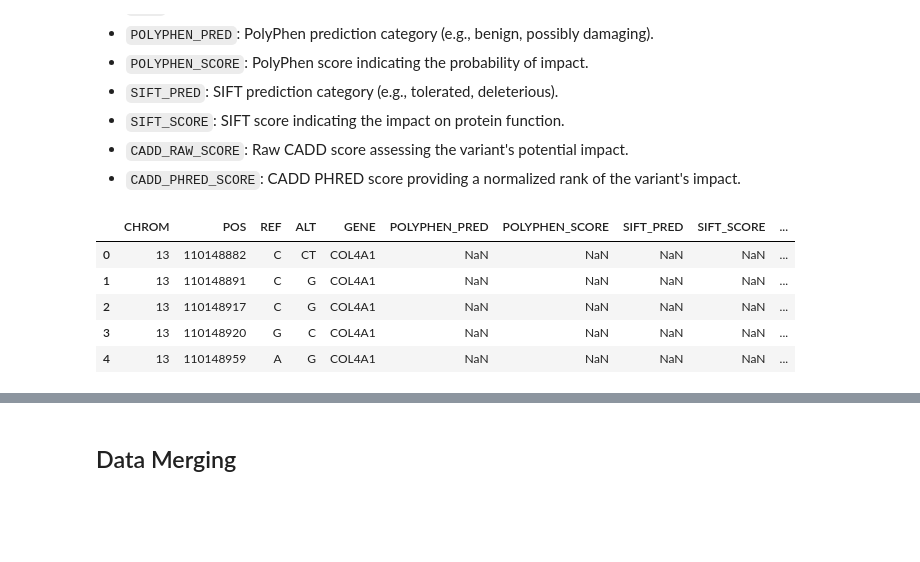
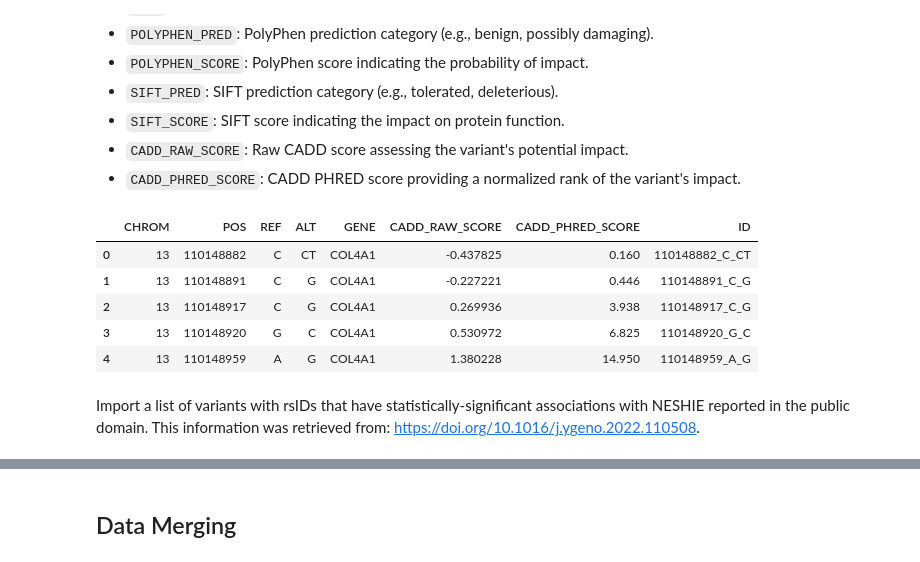
Before and after one commit to MeganHolborn/Genetic_data_analysis, a Jupyter notebook: Notebooks/3-Analysis/6-Potentially_disease_causing_variants.ipynb, the cells around one changed output, grey strips where cells are left out. Saved outputs shown, nothing was run; the diff lists cells and outputs as text; code cells hidden in the pictures; blank space fills up the shorter version.

```diff
--- a/Notebooks/3-Analysis/6-Potentially_disease_causing_variants.ipynb
+++ b/Notebooks/3-Analysis/6-Potentially_disease_causing_variants.ipynb
@@ -170,23 +173,25 @@ Load processed variant effect data from the `Data/Processed/Variant_effects.csv`
 # %%
 # Load the data into a DataFrame
 vep_data = pd.read_csv(
     os.path.join(
         PROJECT_ROOT,
         "Data",
         "Processed",
         "Variant_effects.csv",
     )
 )
 
 # Remove unnecessary columns
-
+vep_data.drop(columns=['POLYPHEN_PRED', 'POLYPHEN_SCORE', 'SIFT_PRED', 'SIFT_SCORE'], inplace=True)
 
 # View the first 5 data entries
 vep_data.head(5)
 # %% [output]
-|  | CHROM | POS | REF | ALT | GENE | POLYPHEN_PRED | POLYPHEN_SCORE | SIFT_PRED | SIFT_SCORE | ... |
-| 0 | 13 | 110148882 | C | CT | COL4A1 | NaN | NaN | NaN | NaN | ... |
-| 1 | 13 | 110148891 | C | G | COL4A1 | NaN | NaN | NaN | NaN | ... |
-| 2 | 13 | 110148917 | C | G | COL4A1 | NaN | NaN | NaN | NaN | ... |
-| 3 | 13 | 110148920 | G | C | COL4A1 | NaN | NaN | NaN | NaN | ... |
-| 4 | 13 | 110148959 | A | G | COL4A1 | NaN | NaN | NaN | NaN | ... |
+|  | CHROM | POS | REF | ALT | GENE | CADD_RAW_SCORE | CADD_PHRED_SCORE | ID |
+| 0 | 13 | 110148882 | C | CT | COL4A1 | -0.437825 | 0.160 | 110148882_C_CT |
+| 1 | 13 | 110148891 | C | G | COL4A1 | -0.227221 | 0.446 | 110148891_C_G |
+| 2 | 13 | 110148917 | C | G | COL4A1 | 0.269936 | 3.938 | 110148917_C_G |
+| 3 | 13 | 110148920 | G | C | COL4A1 | 0.530972 | 6.825 | 110148920_G_C |
+| 4 | 13 | 110148959 | A | G | COL4A1 | 1.380228 | 14.950 | 110148959_A_G |
+# %% [markdown]
+Import a list of variants with rsIDs that have statistically-significant associations with NESHIE reported in the public domain. This information was retrieved from: https://doi.org/10.1016/j.ygeno.2022.110508.
```
Also changed, not shown: parts of 24 cells of this notebook, 11 other files.
